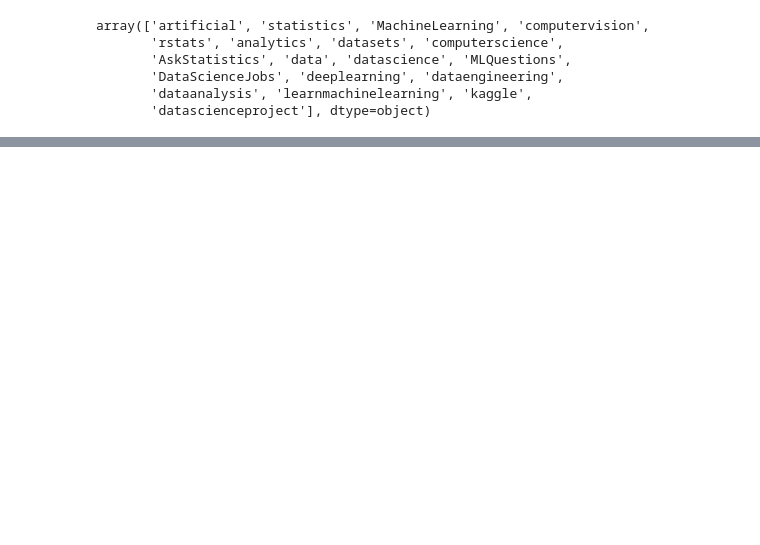
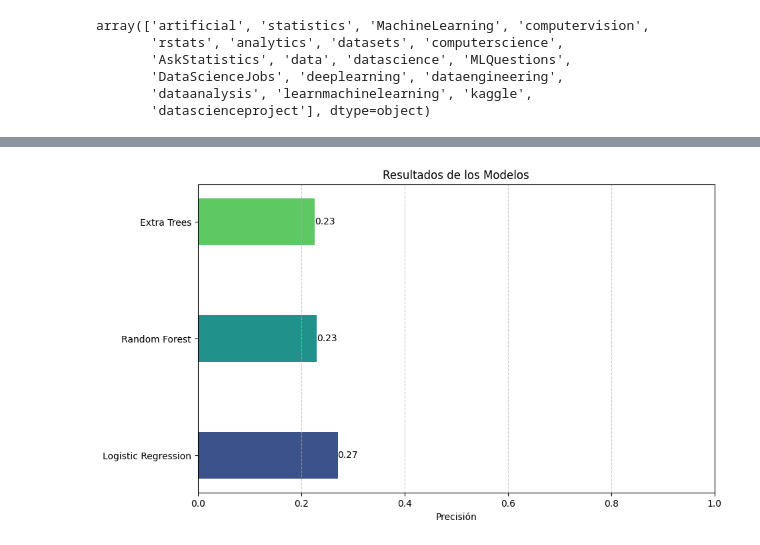
Before and after one commit to Chepados/NLP_Practica, a Jupyter notebook: Implementacion_modulo_2.ipynb, the cells around one changed output, grey strips where cells are left out. Saved outputs shown, nothing was run; the diff lists cells and outputs as text; code cells hidden in the pictures; blank space fills up the shorter version.

```diff
--- a/Implementacion_modulo_2.ipynb
+++ b/Implementacion_modulo_2.ipynb
@@ -184,0 +244,7 @@ for entity in doc.ents:
+# %%
+def text_to_embeddings(text):
+    doc = nlp(text)
+    return doc.vector
+# %%
+X_embeddings = df["lemmatized_post"].apply(text_to_embeddings)
+#25 min
@@ -184,0 +295,4 @@ for entity in doc.ents:
+# %%
+X_embeddings = np.array(X_embeddings.tolist())
+# %%
+results = train_models(X_embeddings, Y)
@@ -184,0 +334,4 @@ for entity in doc.ents:
+# %%
+plot_results_from_training(results)
+# %% [output]
+[figure, added]
```
Also changed, not shown: parts of 39 cells of this notebook, 4 other files.
